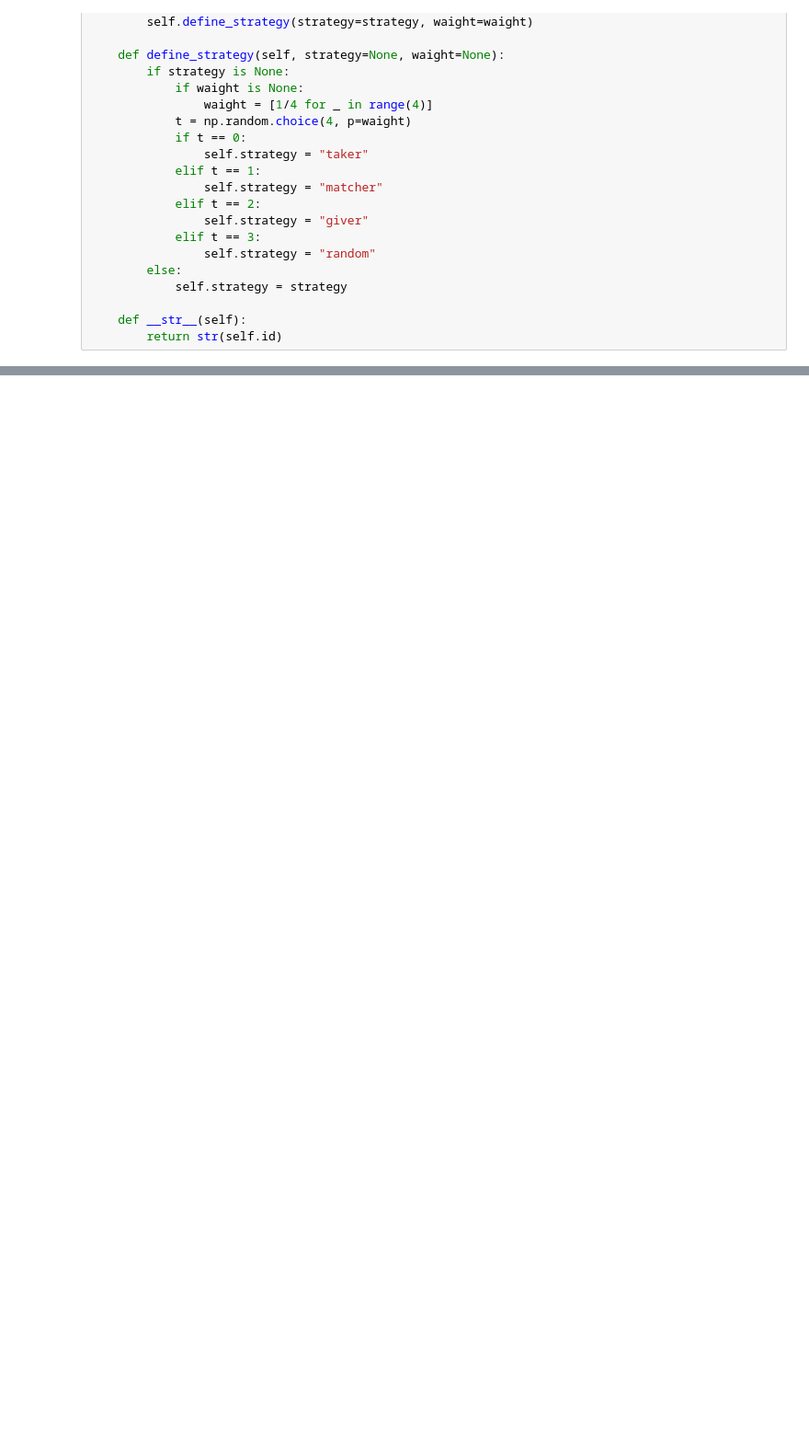
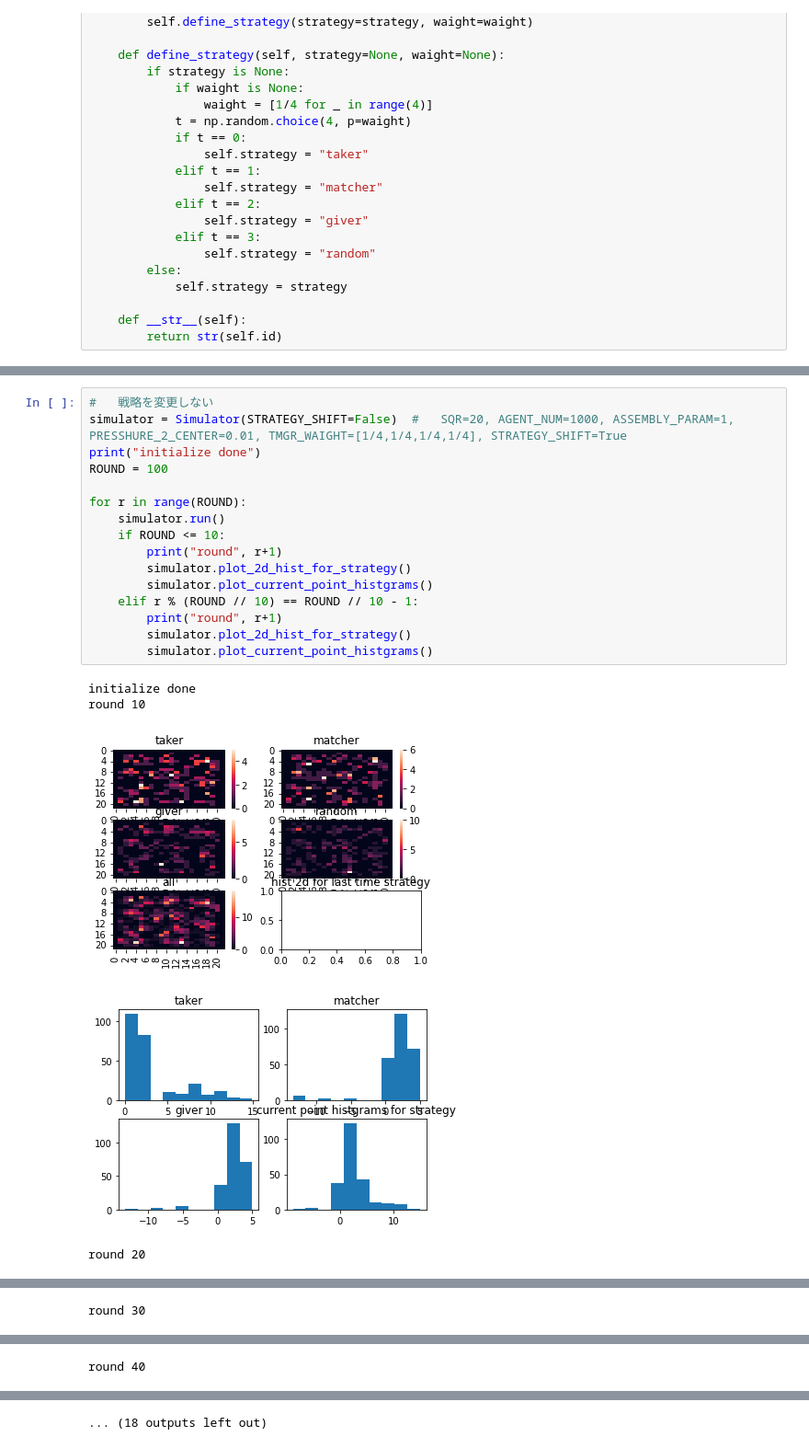
Before and after one commit to rokaboNatttsu/---------, a Jupyter notebook: first.ipynb, the cells around one changed output, grey strips where cells are left out. Shown at 92% size. Cells and saved outputs as stored; diff of their text form; blank space fills up the shorter version.

```diff
--- a/first.ipynb
+++ b/first.ipynb
@@ -436 +438,23 @@ round 60
 ... (9 outputs left out)
+# %%
+#   戦略を変更しない
+simulator = Simulator(STRATEGY_SHIFT=False)  #   SQR=20, AGENT_NUM=1000, ASSEMBLY_PARAM=1, PRESSHURE_2_CENTER=0.01, TMGR_WAIGHT=[1/4,1/4,1/4,1/4], STRATEGY_SHIFT=True
+print("initialize done")
+ROUND = 100
+
+for r in range(ROUND):
+    simulator.run()
+    if ROUND <= 10:
+        print("round", r+1)
+        simulator.plot_2d_hist_for_strategy()
+        simulator.plot_current_point_histgrams()
+    elif r % (ROUND // 10) == ROUND // 10 - 1:
+        print("round", r+1)
+        simulator.plot_2d_hist_for_strategy()
+        simulator.plot_current_point_histgrams()
+# %% [output]
+initialize done
+round 10
+[figure, added]
+[figure, added]
+round 20
@@ -436,0 +463 @@ round 60
+round 30
@@ -436,0 +466 @@ round 60
+round 40
@@ -437,3 +469,4 @@ round 60
+... (18 outputs left out)
 # %%
 #   初期の戦略の分布の指定。
 # T＝Taker、M＝Matcher、G＝Giver、R＝Random、この順で初期の戦略の確立を指定する。
```
Also changed, not shown: parts of 7 cells of this notebook, 4 other files.
